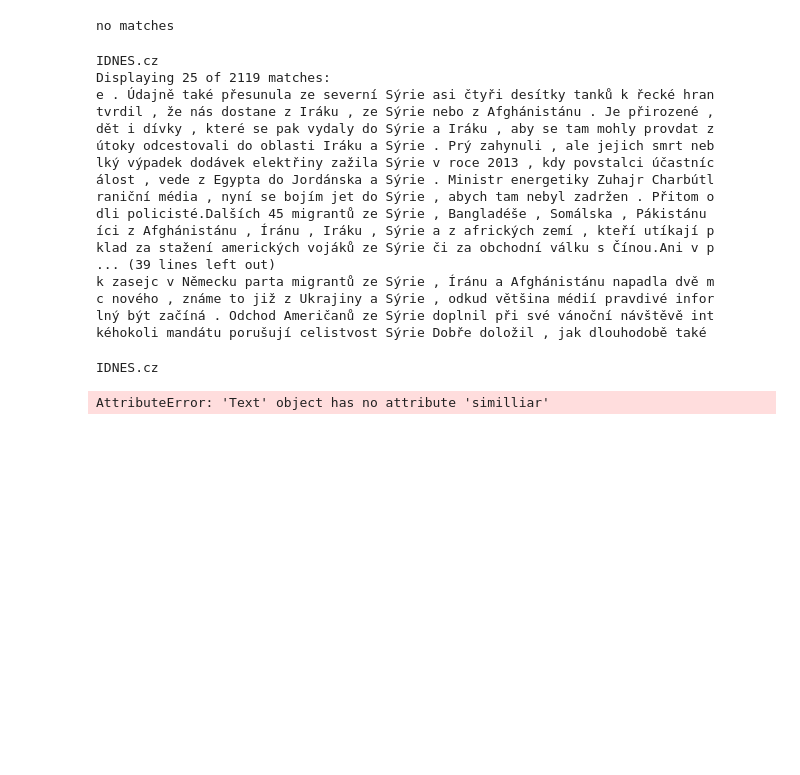
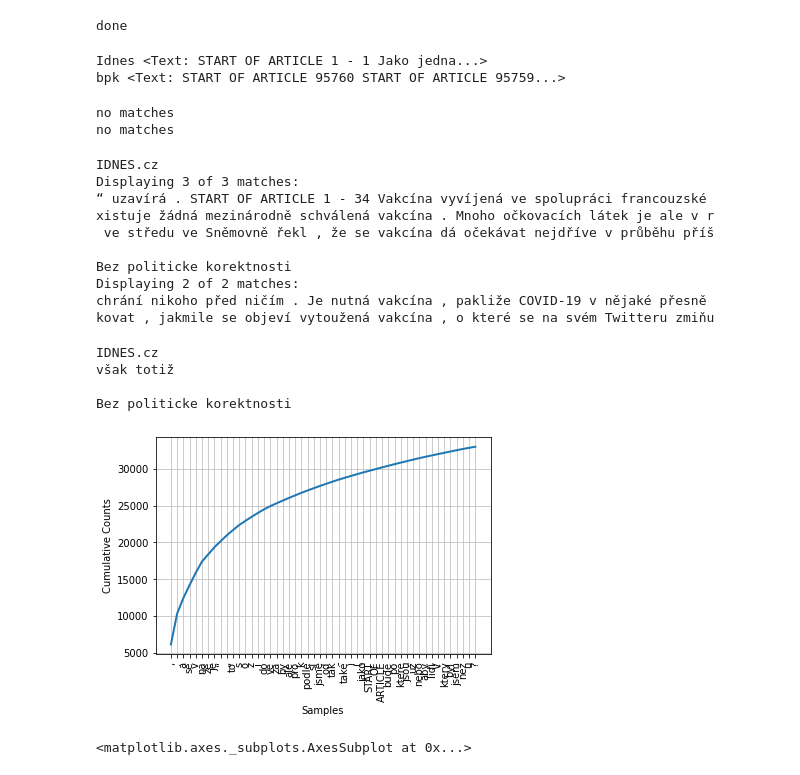
Before and after one commit to basta/fakenews, a Jupyter notebook: nlp.ipynb, the cells around one changed output. Saved outputs shown, nothing was run; the diff lists cells and outputs as text; code cells hidden in the pictures; blank space fills up the shorter version.

```diff
--- a/nlp.ipynb
+++ b/nlp.ipynb
@@ -1,21 +1,29 @@
 # %%
 import nltk
-f = open("isenttok.txt")
+f = open("data/isenttok.txt")
 tokensi = []
 tokensb = []
 for i in f.readlines():
     tokensi.append(i[:-1])
 
-for i in open("bsenttok.txt").readlines():
+for i in open("data/bsenttok.txt").readlines():
     tokensb.append(i[:-1])
 
-texti = nltk.Text(tokensi)
-textb = nltk.Text(tokensb)
+texti = nltk.Text(tokensi[:100000])
+textb = nltk.Text(tokensb[:100000])
+print("done")
+# %% [output]
+done
 # %%
 print("Idnes", texti)
 print("bpk", textb)
+# %% [output]
+Idnes <Text: START OF ARTICLE 1 - 1 Jako jedna...>
+bpk <Text: START OF ARTICLE 95760 START OF ARTICLE 95759...>
 # %%
 #Building index for search
 texti.concordance("")
+textb.concordance("")
 # %% [output]
 no matches
+no matches
@@ -22,31 +32,36 @@ no matches
 # %%
 print("IDNES.cz")
-texti.concordance("sýrie")
+texti.concordance("vakcína")
 print("\nBez politicke korektnosti")
-textb.concordance("sýrie")
+textb.concordance("vakcína")
 # %% [output]
 IDNES.cz
-Displaying 25 of 2119 matches:
-e . Údajně také přesunula ze severní Sýrie asi čtyři desítky tanků k řecké hran
-tvrdil , že nás dostane z Iráku , ze Sýrie nebo z Afghánistánu . Je přirozené ,
-dět i dívky , které se pak vydaly do Sýrie a Iráku , aby se tam mohly provdat z
-útoky odcestovali do oblasti Iráku a Sýrie . Prý zahynuli , ale jejich smrt neb
-lký výpadek dodávek elektřiny zažila Sýrie v roce 2013 , kdy povstalci účastníc
-álost , vede z Egypta do Jordánska a Sýrie . Ministr energetiky Zuhajr Charbútl
-raniční média , nyní se bojím jet do Sýrie , abych tam nebyl zadržen . Přitom o
-dli policisté.Dalších 45 migrantů ze Sýrie , Bangladéše , Somálska , Pákistánu
-íci z Afghánistánu , Íránu , Iráku , Sýrie a z afrických zemí , kteří utíkají p
-klad za stažení amerických vojáků ze Sýrie či za obchodní válku s Čínou.Ani v p
-... (39 lines left out)
-k zasejc v Německu parta migrantů ze Sýrie , Íránu a Afghánistánu napadla dvě m
-c nového , známe to již z Ukrajiny a Sýrie , odkud většina médií pravdivé infor
-lný být začíná . Odchod Američanů ze Sýrie doplnil při své vánoční návštěvě int
-kéhokoli mandátu porušují celistvost Sýrie Dobře doložil , jak dlouhodobě také
+Displaying 3 of 3 matches:
+“ uzavírá . START OF ARTICLE 1 - 34 Vakcína vyvíjená ve spolupráci francouzské
+xistuje žádná mezinárodně schválená vakcína . Mnoho očkovacích látek je ale v r
+ ve středu ve Sněmovně řekl , že se vakcína dá očekávat nejdříve v průběhu příš
+
+Bez politicke korektnosti
+Displaying 2 of 2 matches:
+chrání nikoho před ničím . Je nutná vakcína , pakliže COVID-19 v nějaké přesně
+kovat , jakmile se objeví vytoužená vakcína , o které se na svém Twitteru zmiňu
 # %%
 print("IDNES.cz")
-texti.similar("sýrie")
+texti.similar("vakcína")
 print("\nBez politicke korektnosti")
-textb.similar("sýrie")
+textb.similar("vakcína")
 # %% [output]
 IDNES.cz
+však totiž
+
+Bez politicke korektnosti
-AttributeError: 'Text' object has no attribute 'similliar'
+# %%
+fdist = nltk.FreqDist(texti)
+#print(fdist.hapaxes())
+#print(fdist.most_common(50))
+#fdist.plot(50, cumulative=True)
+#fdist[slovo] frekvence slova
+#[word for word in set(texti) if len(word) > 10 and fdist[word] > 7]
+# %% [output]
+[figure, added]
+<matplotlib.axes._subplots.AxesSubplot at 0x...>
```
Also changed, not shown: parts of 3 cells of this notebook.
